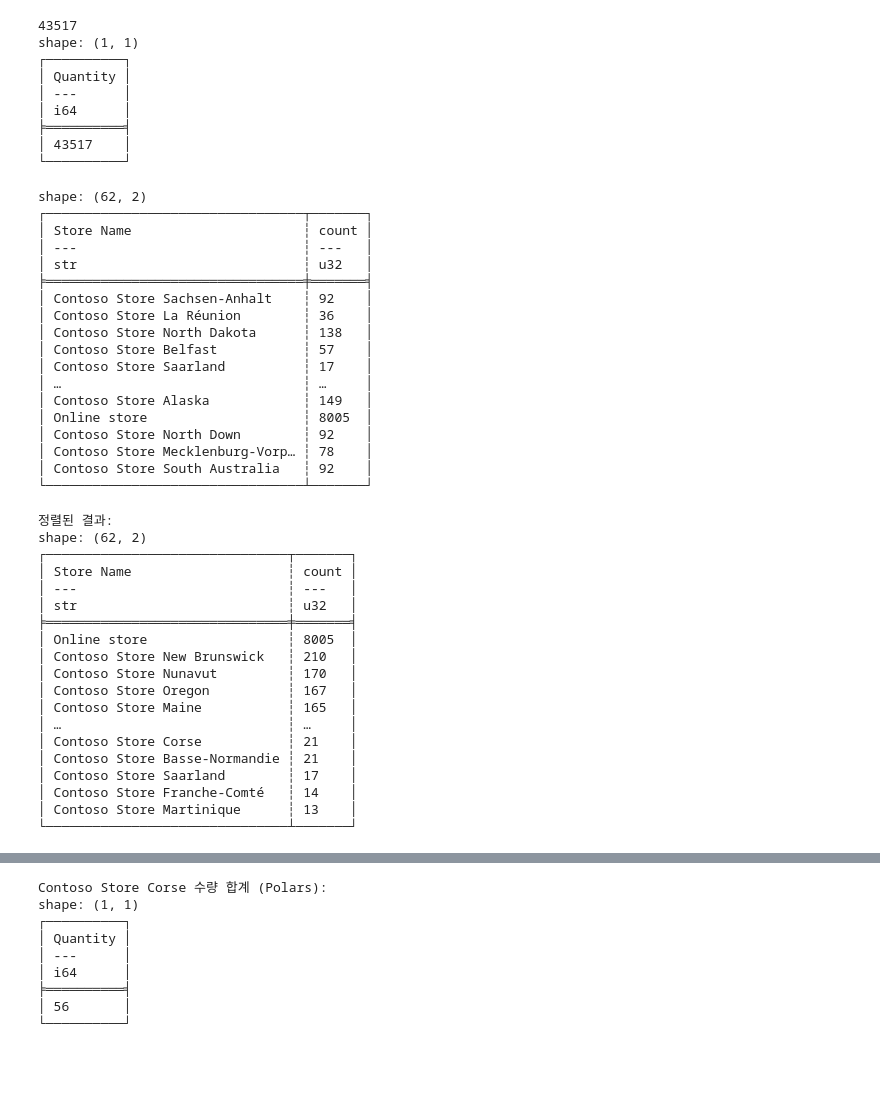
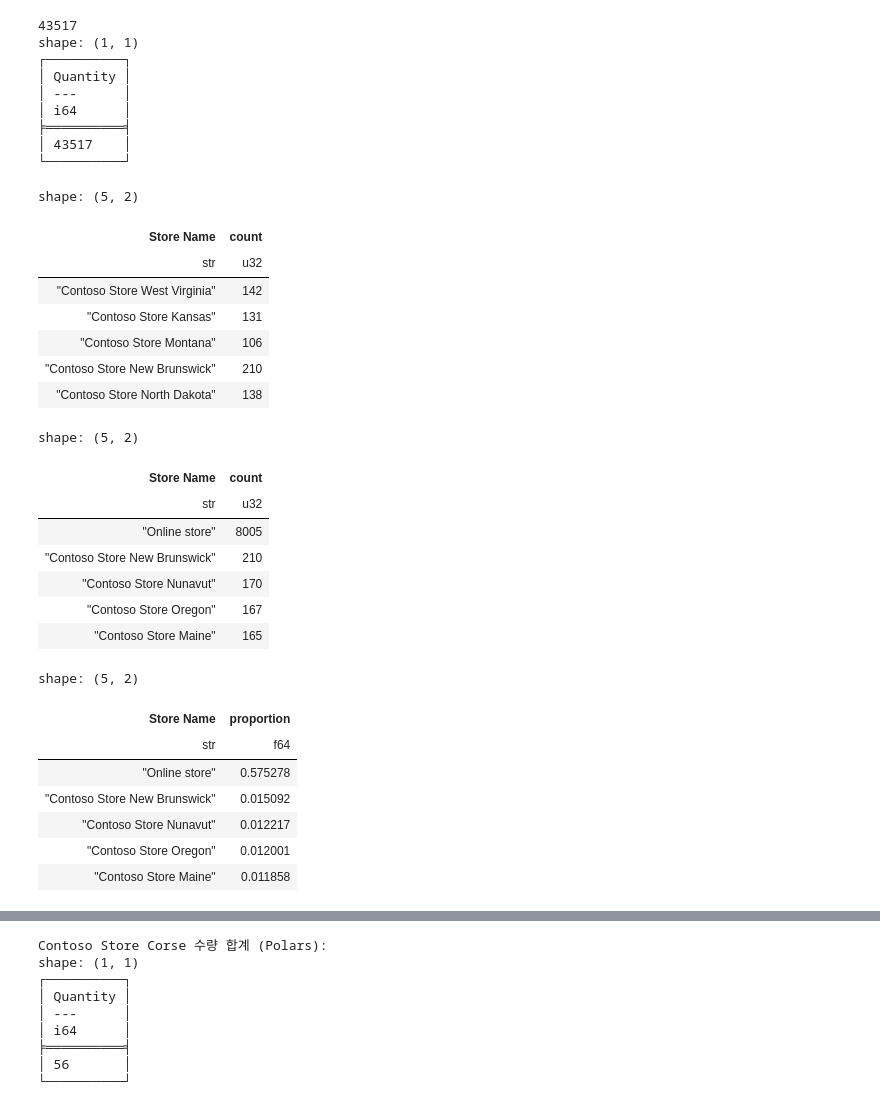
Before and after one commit to dschloe/polars_recipes, a Jupyter notebook: ch08_data_transformation.ipynb, the cells around one changed output, grey strips where cells are left out. Saved outputs shown, nothing was run; the diff lists cells and outputs as text; code cells hidden in the pictures; blank space fills up the shorter version.

```diff
--- a/ch08_data_transformation.ipynb
+++ b/ch08_data_transformation.ipynb
@@ -40,50 +40,39 @@ shape: (1, 1)
 ╞══════════╡
 │ 43517    │
 └──────────┘
+# %%
+# value_counts() 함수 적용
+contoso_sales.get_column("Store Name").value_counts().head(5)
+# %% [output]
+shape: (5, 2)
+| Store Name | count |
+| str | u32 |
+| "Contoso Store West Virginia" | 142 |
+| "Contoso Store Kansas" | 131 |
+| "Contoso Store Montana" | 106 |
+| "Contoso Store New Brunswick" | 210 |
+| "Contoso Store North Dakota" | 138 |
 # %%
-# pandas의 value_counts() 함수 적용
-# Store Name 컬럼의 값별 빈도수 계산
-print(contoso_sales.get_column("Store Name").value_counts())
+# Store Name 컬럼의 값별 빈도수를 정렬하여 계산
+contoso_sales.get_column("Store Name").value_counts(sort=True).head(5)
 # %% [output]
-shape: (62, 2)
-┌─────────────────────────────────┬───────┐
-│ Store Name                      ┆ count │
-│ ---                             ┆ ---   │
-│ str                             ┆ u32   │
-╞═════════════════════════════════╪═══════╡
-│ Contoso Store Sachsen-Anhalt    ┆ 92    │
-│ Contoso Store La Réunion        ┆ 36    │
-│ Contoso Store North Dakota      ┆ 138   │
-│ Contoso Store Belfast           ┆ 57    │
-│ Contoso Store Saarland          ┆ 17    │
-│ …                               ┆ …     │
-│ Contoso Store Alaska            ┆ 149   │
-│ Online store                    ┆ 8005  │
-│ Contoso Store North Down        ┆ 92    │
-│ Contoso Store Mecklenburg-Vorp… ┆ 78    │
-│ Contoso Store South Australia   ┆ 92    │
-└─────────────────────────────────┴───────┘
+shape: (5, 2)
+| Store Name | count |
+| str | u32 |
+| "Online store" | 8005 |
+| "Contoso Store New Brunswick" | 210 |
+| "Contoso Store Nunavut" | 170 |
+| "Contoso Store Oregon" | 167 |
+| "Contoso Store Maine" | 165 |
 # %%
-# Store Name 컬럼의 값별 빈도수를 정렬하여 계산
-print("\n정렬된 결과:")
-print(contoso_sales.get_column("Store Name").value_counts(sort=True))
+# 정규화된 빈도수 계산 (비율)
+contoso_sales.get_column("Store Name").value_counts(sort=True, normalize=True).head(5)
 # %% [output]
-정렬된 결과:
-shape: (62, 2)
-┌───────────────────────────────┬───────┐
-│ Store Name                    ┆ count │
-│ ---                           ┆ ---   │
-│ str                           ┆ u32   │
-╞═══════════════════════════════╪═══════╡
-│ Online store                  ┆ 8005  │
-│ Contoso Store New Brunswick   ┆ 210   │
-│ Contoso Store Nunavut         ┆ 170   │
-│ Contoso Store Oregon          ┆ 167   │
-│ Contoso Store Maine           ┆ 165   │
-│ …                             ┆ …     │
-│ Contoso Store Corse           ┆ 21    │
-│ Contoso Store Basse-Normandie ┆ 21    │
-│ Contoso Store Saarland        ┆ 17    │
-│ Contoso Store Franche-Comté   ┆ 14    │
-│ Contoso Store Martinique      ┆ 13    │
-└───────────────────────────────┴───────┘
+shape: (5, 2)
+| Store Name | proportion |
+| str | f64 |
+| "Online store" | 0.575278 |
+| "Contoso Store New Brunswick" | 0.015092 |
+| "Contoso Store Nunavut" | 0.012217 |
+| "Contoso Store Oregon" | 0.012001 |
+| "Contoso Store Maine" | 0.011858 |
```
Also changed, not shown: parts of 6 cells of this notebook, 1 other file.
